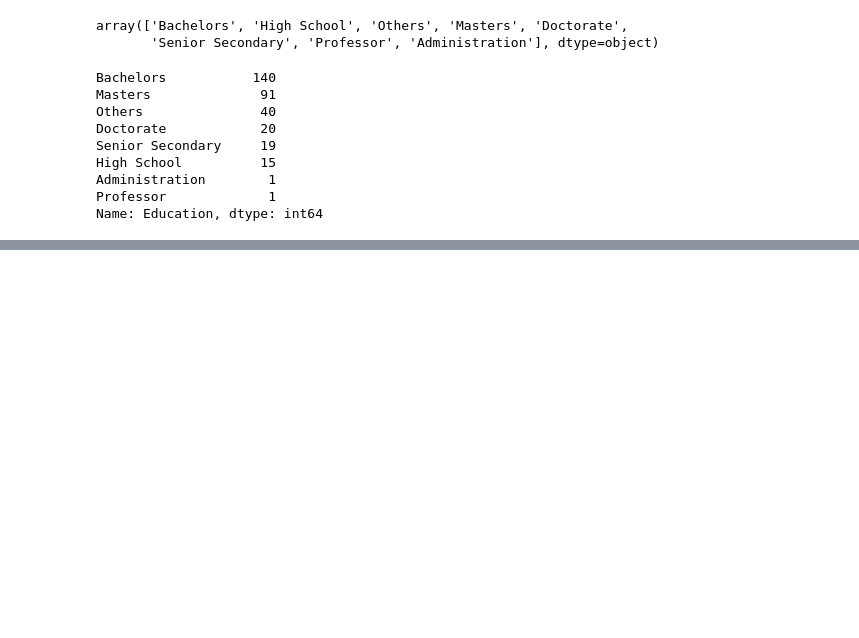
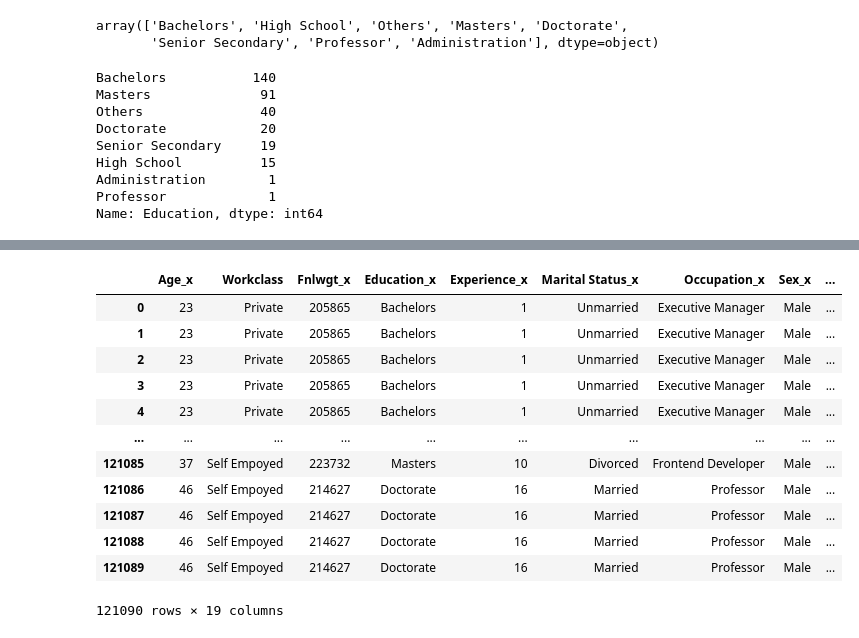
Before and after one commit to enge-singh07/Practice_Set, a Jupyter notebook: Get_Start_Pandas.ipynb, the cells around one changed output, grey strips where cells are left out. Drawn from its saved outputs; the diff is of its cells as text; code cells hidden in the pictures; blank space fills up the shorter version.

```diff
--- a/Get_Start_Pandas.ipynb
+++ b/Get_Start_Pandas.ipynb
@@ -375,0 +413,5 @@ Name: Education, dtype: int64
+# %%
+df2 = df.copy()
+# %%
+dset=pd.concat([df,df2], axis=0)
+dset.Experience
@@ -375,0 +440,16 @@ Name: Education, dtype: int64
+# %%
+pd.merge(df,dset, on='Workclass')
+# %% [output]
+|  | Age_x | Workclass | Fnlwgt_x | Education_x | Experience_x | Marital Status_x | Occupation_x | Sex_x | ... |
+| 0 | 23 | Private | 205865 | Bachelors | 1 | Unmarried | Executive Manager | Male | ... |
+| 1 | 23 | Private | 205865 | Bachelors | 1 | Unmarried | Executive Manager | Male | ... |
+| 2 | 23 | Private | 205865 | Bachelors | 1 | Unmarried | Executive Manager | Male | ... |
+| 3 | 23 | Private | 205865 | Bachelors | 1 | Unmarried | Executive Manager | Male | ... |
+| 4 | 23 | Private | 205865 | Bachelors | 1 | Unmarried | Executive Manager | Male | ... |
+| ... | ... | ... | ... | ... | ... | ... | ... | ... | ... |
+| 121085 | 37 | Self Empoyed | 223732 | Masters | 10 | Divorced | Frontend Developer | Male | ... |
+| 121086 | 46 | Self Empoyed | 214627 | Doctorate | 16 | Married | Professor | Male | ... |
+| 121087 | 46 | Self Empoyed | 214627 | Doctorate | 16 | Married | Professor | Male | ... |
+| 121088 | 46 | Self Empoyed | 214627 | Doctorate | 16 | Married | Professor | Male | ... |
+| 121089 | 46 | Self Empoyed | 214627 | Doctorate | 16 | Married | Professor | Male | ... |
+121090 rows × 19 columns
```
Also changed, not shown: parts of 7 cells of this notebook, 3 other files.
